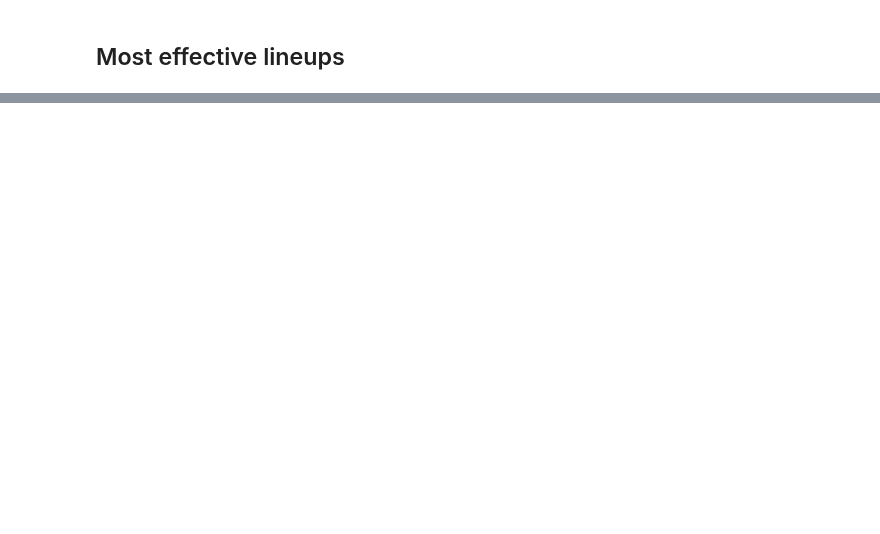
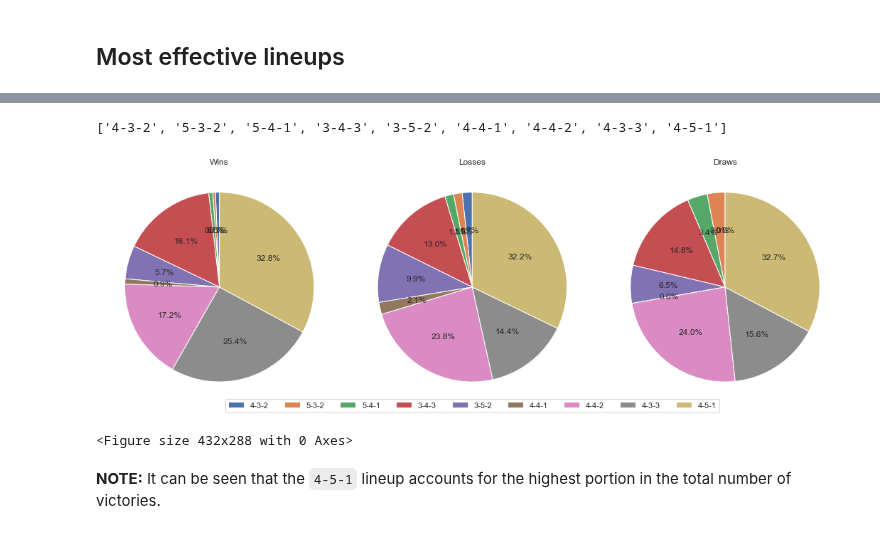
Before and after one commit to minhngt62/ds-epl-matches, a Jupyter notebook: notebooks/03.4_eda_on_integrated_data.ipynb, the cells around one changed output, grey strips where cells are left out. Drawn from its saved outputs; the diff is of its cells as text; code cells hidden in the pictures; blank space fills up the shorter version.

```diff
--- a/notebooks/03.4_eda_on_integrated_data.ipynb
+++ b/notebooks/03.4_eda_on_integrated_data.ipynb
@@ -649,0 +716,3 @@ Most common lineups used by away teams:  4-5-2
+# %%
+df_lineups['away_result'] = np.where(df_lineups['home_result'] == 'win', 'lose',
+                             np.where(df_lineups['home_result'] == 'lose', 'win', 'draw'))
@@ -649,0 +733,4 @@ Most common lineups used by away teams:  4-5-2
+# %%
+print(list(set(['4-5-1', '4-4-2', '4-3-3', '3-4-3', '3-5-2', '5-4-1', '5-3-2','4-3-3', '4-5-1', '3-4-3', '3-5-2', '4-4-2', '4-4-1', '4-3-2'])))
+# %% [output]
+['4-3-2', '5-3-2', '5-4-1', '3-4-3', '3-5-2', '4-4-1', '4-4-2', '4-3-3', '4-5-1']
@@ -649,0 +777,39 @@ Most common lineups used by away teams:  4-5-2
+# %%
+# outer join the three dataframes above
+lineup_result = pd.merge(win_df, lose_df, on='lineup', how='outer')
+lineup_result = pd.merge(lineup_result, draw_df, on='lineup', how='outer')
+lineup_result = lineup_result.fillna(0)
+lineup_result = lineup_result.rename(columns={'count_x': 'win', 'count_y': 'loss', 'count':'draw'})
+# %%
+# Calculate total wins, losses, and draws
+total_wins = lineup_result['win'].sum()
+total_losses = lineup_result['loss'].sum()
+total_draws = lineup_result['draw'].sum()
+
+# Create pie charts for wins, losses, and draws
+sizes_wins = lineup_result['win'] / total_wins
+sizes_losses = lineup_result['loss'] / total_losses
+sizes_draws = lineup_result['draw'] / total_draws
+
+# Plot the pie charts
+fig, axs = plt.subplots(1, 3, figsize=(15, 5))
+axs[0].pie(sizes_wins, labels=['' for i in range(len(lineup_result))], startangle=90, autopct='%1.1f%%')
+axs[0].set_title("Wins")
+
+axs[1].pie(sizes_losses, labels=['' for i in range(len(lineup_result))], startangle=90, autopct='%1.1f%%')
+axs[1].set_title("Losses")
+
+axs[2].pie(sizes_draws, labels=['' for i in range(len(lineup_result))], startangle=90, autopct='%1.1f%%')
+axs[2].set_title("Draws")
+
+plt.tight_layout()
+
+# Create the legend
+fig.legend(lineup_result['lineup'], loc='lower center', ncol=len(lineup_result))
+plt.show()
+plt.savefig(os.path.join(VIS_PATH, 'pie_chart_for_lineup_and_result.png'))
+# %% [output]
+[figure, added]
+<Figure size 432x288 with 0 Axes>
+# %% [markdown]
+**NOTE:** It can be seen that the `4-5-1` lineup accounts for the highest portion in the total number of victories.
```
Also changed, not shown: parts of 15 cells of this notebook, 5 other files.
